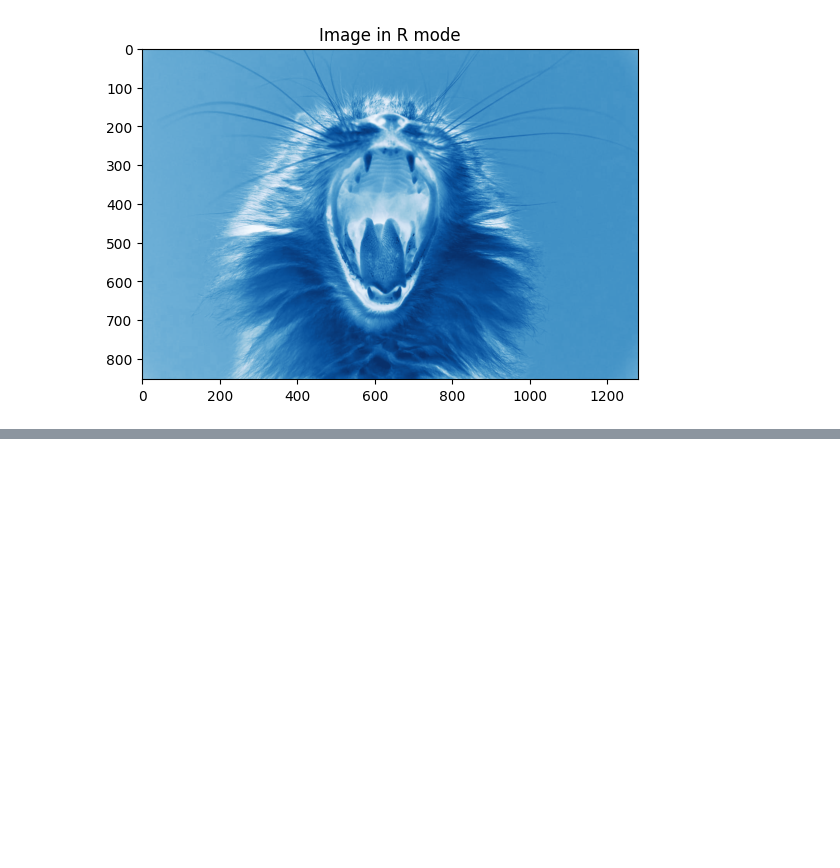
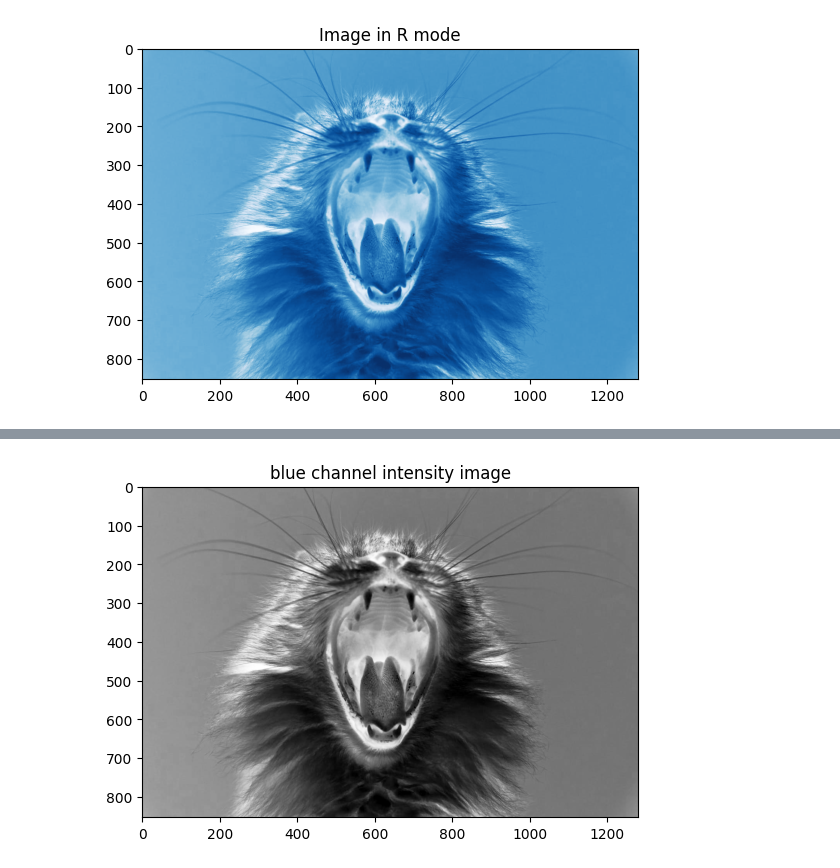
Before and after one commit to kazrkb/iub-imgpros-class-01, a Jupyter notebook: c-1.ipynb, the cells around one changed output, grey strips where cells are left out. Saved outputs shown, nothing was run; the diff lists cells and outputs as text; code cells hidden in the pictures; blank space fills up the shorter version.

```diff
--- a/c-1.ipynb
+++ b/c-1.ipynb
@@ -70,0 +86,6 @@ plt.show()
+# %%
+plt.imshow(b , cmap="Grays")
+plt.title("blue channel intensity image")
+plt.show()
+# %% [output]
+[figure, added]
```
Also changed, not shown: parts of 2 cells of this notebook.
